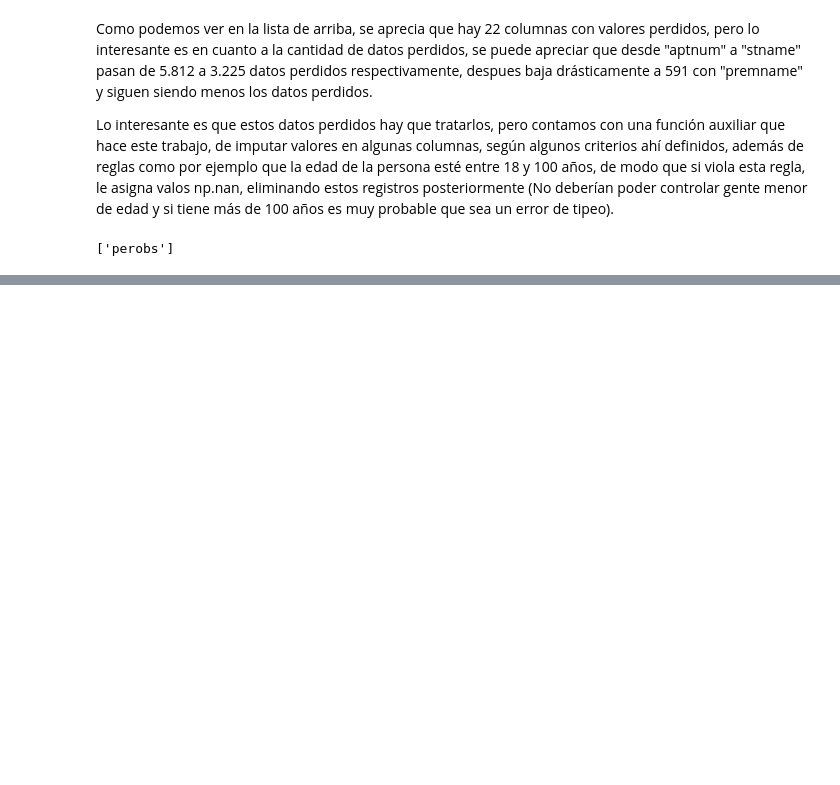
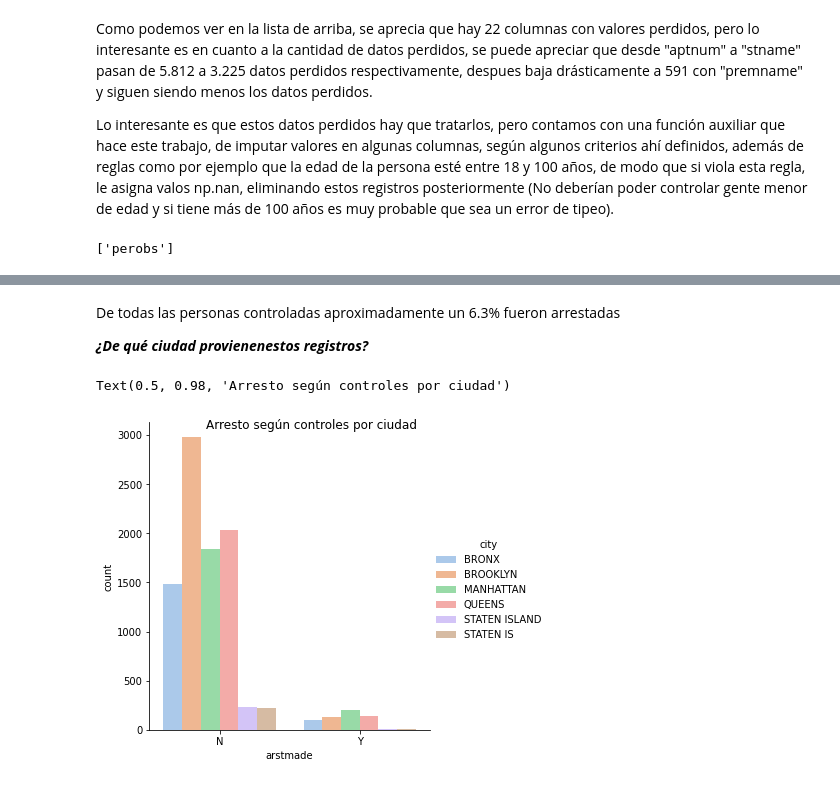
Before and after one commit to Gab0Jorq/risk_and_frisk, a Jupyter notebook: stop_and_frisk.ipynb, the cells around one changed output, grey strips where cells are left out. Saved outputs shown, nothing was run; the diff lists cells and outputs as text; code cells hidden in the pictures; blank space fills up the shorter version.

```diff
--- a/stop_and_frisk.ipynb
+++ b/stop_and_frisk.ipynb
@@ -82,0 +101,10 @@ df_procesado.shape
+# %% [markdown]
+De todas las personas controladas aproximadamente un 6.3% fueron arrestadas
+
+***¿De qué ciudad provienenestos registros?***
+# %%
+g = sns.catplot(data = df_procesado, x = 'arstmade', hue = 'city', kind = 'count', palette = 'pastel')
+g.fig.suptitle('Arresto según controles por ciudad')
+# %% [output]
+Text(0.5, 0.98, 'Arresto según controles por ciudad')
+[figure, added]
```
Also changed, not shown: parts of 39 cells of this notebook, 2 other files.
